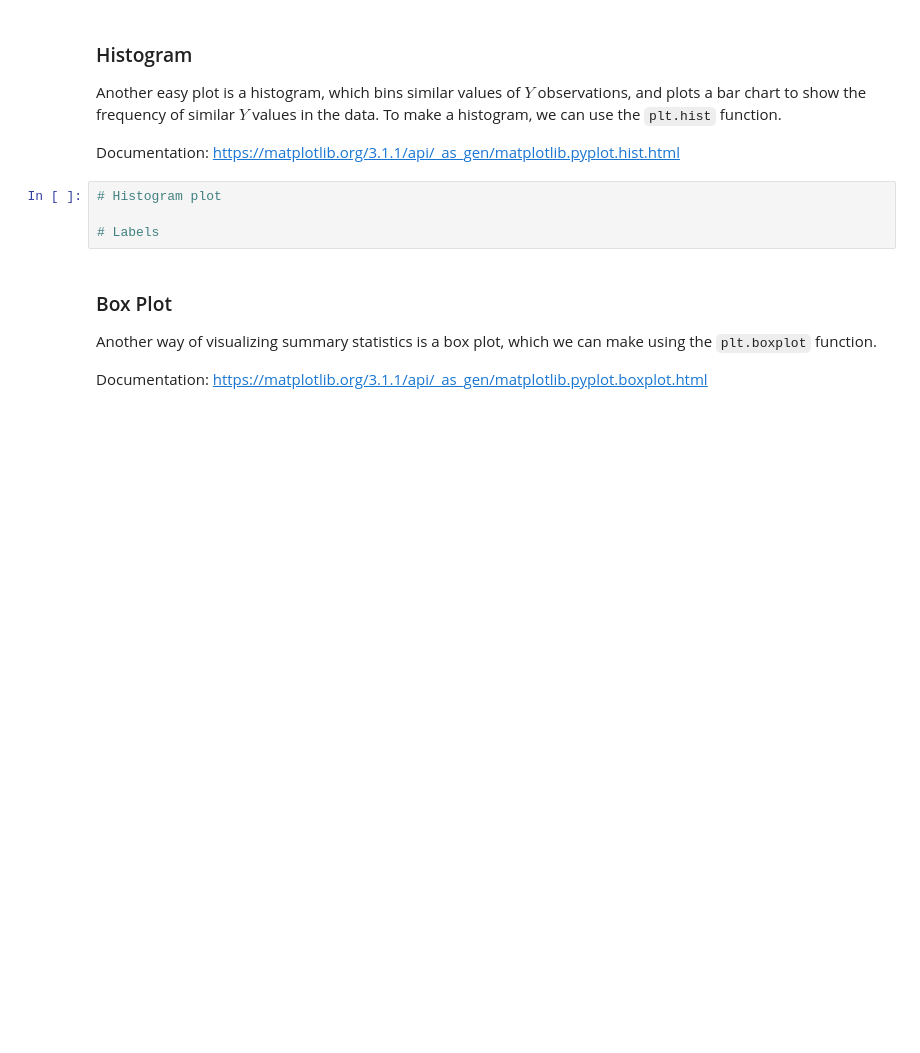
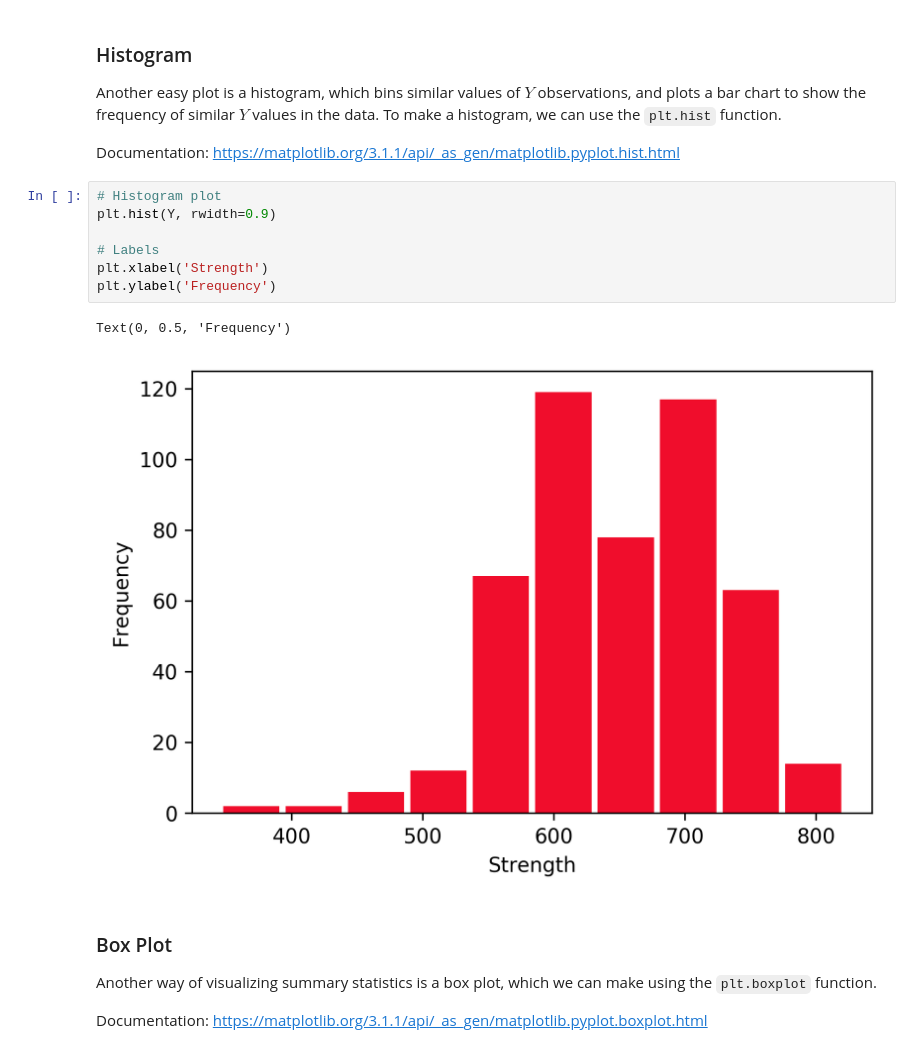
Before and after one commit to krisreyes/mdi504-F19-notebooks, a Jupyter notebook: Lecture 04 - Exploratory Data Analysis.ipynb, the cells around one changed output. Saved outputs shown, nothing was run; the diff lists cells and outputs as text; blank space fills up the shorter version.

```diff
--- a/Lecture 04 - Exploratory Data Analysis.ipynb
+++ b/Lecture 04 - Exploratory Data Analysis.ipynb
@@ -124,10 +215,16 @@ Documentation: https://matplotlib.org/3.1.1/api/_as_gen/matplotlib.pyplot.plot.h
 Another easy plot is a histogram, which bins similar values of $Y$ observations, and plots a bar chart to show the frequency of similar $Y$ values in the data. To make a histogram, we can use the `plt.hist` function.
 
 Documentation: https://matplotlib.org/3.1.1/api/_as_gen/matplotlib.pyplot.hist.html
-# %%
-# Histogram plot
-
-# Labels
+# %%
+# Histogram plot
+plt.hist(Y, rwidth=0.9)
+
+# Labels
+plt.xlabel('Strength')
+plt.ylabel('Frequency')
+# %% [output]
+Text(0, 0.5, 'Frequency')
+[figure, added]
 # %% [markdown]
 ### Box Plot
 
```
Also changed, not shown: parts of 26 cells of this notebook.
